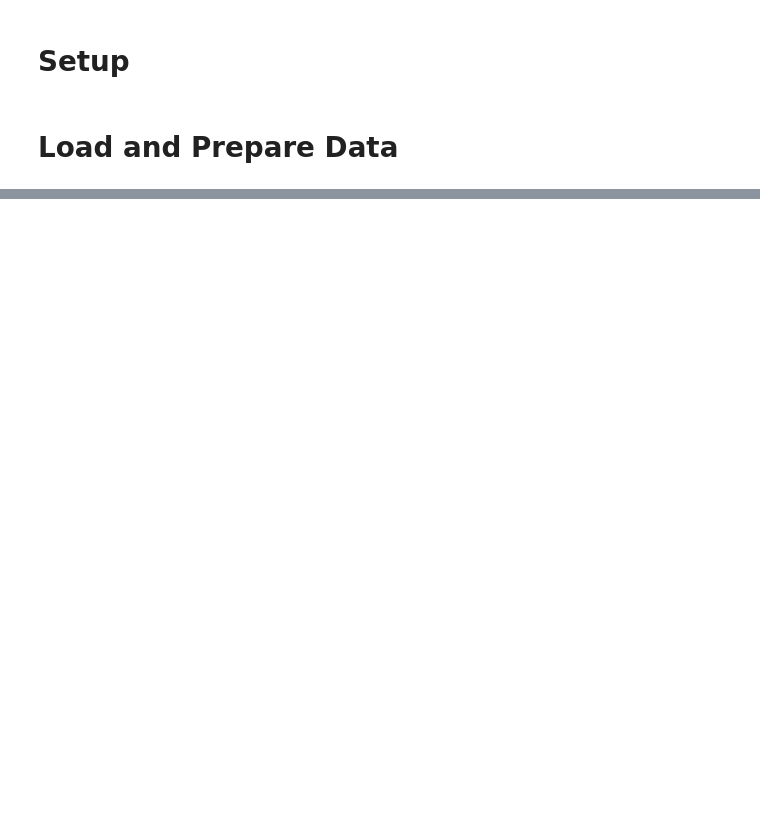
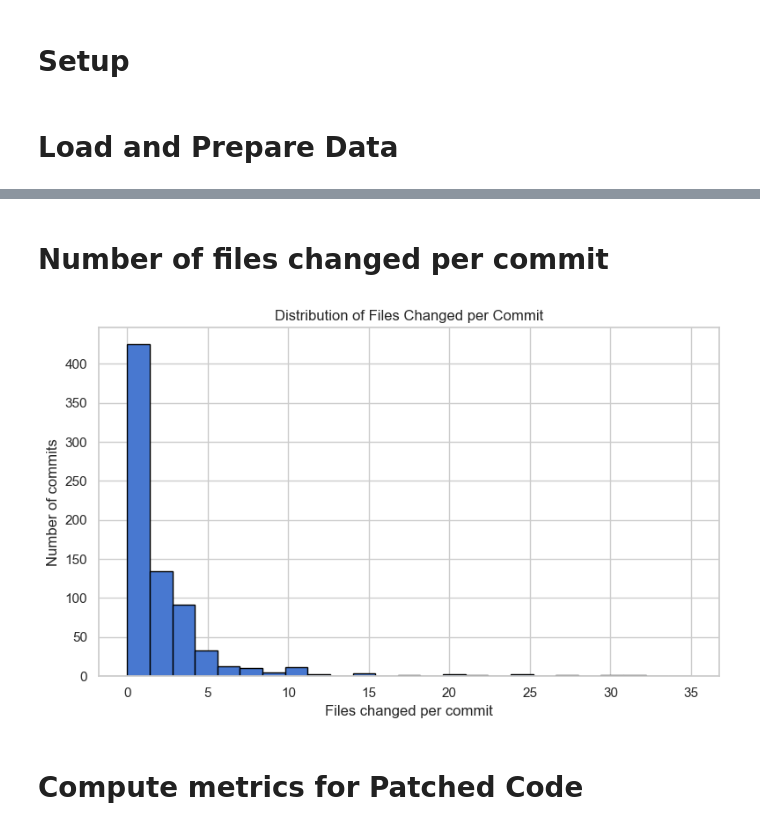
Before and after one commit to JakeHulme1/graphsec-detector, a Jupyter notebook: analysis/exploratory_analysis.ipynb, the cells around one changed output, grey strips where cells are left out. Cells and saved outputs as stored; diff of their text form; code cells hidden in the pictures; blank space fills up the shorter version.

```diff
--- a/analysis/exploratory_analysis.ipynb
+++ b/analysis/exploratory_analysis.ipynb
@@ -70,0 +35,22 @@ plt.show()
+# %% [markdown]
+# Number of files changed per commit
+# %%
+import matplotlib.pyplot as plt
+
+ax = df_stripped["commit"].value_counts().hist(
+    bins=25,
+    range=(0, 35),
+    edgecolor='black',
+    figsize=(8, 5)
+)
+
+ax.set_xlabel("Files changed per commit")
+ax.set_ylabel("Number of commits")
+ax.set_title("Distribution of Files Changed per Commit")
+
+plt.tight_layout()
+plt.show()
+# %% [output]
+[figure, added]
+# %% [markdown]
+# Compute metrics for Patched Code
```
Also changed, not shown: parts of 12 cells of this notebook, 1 other file.
